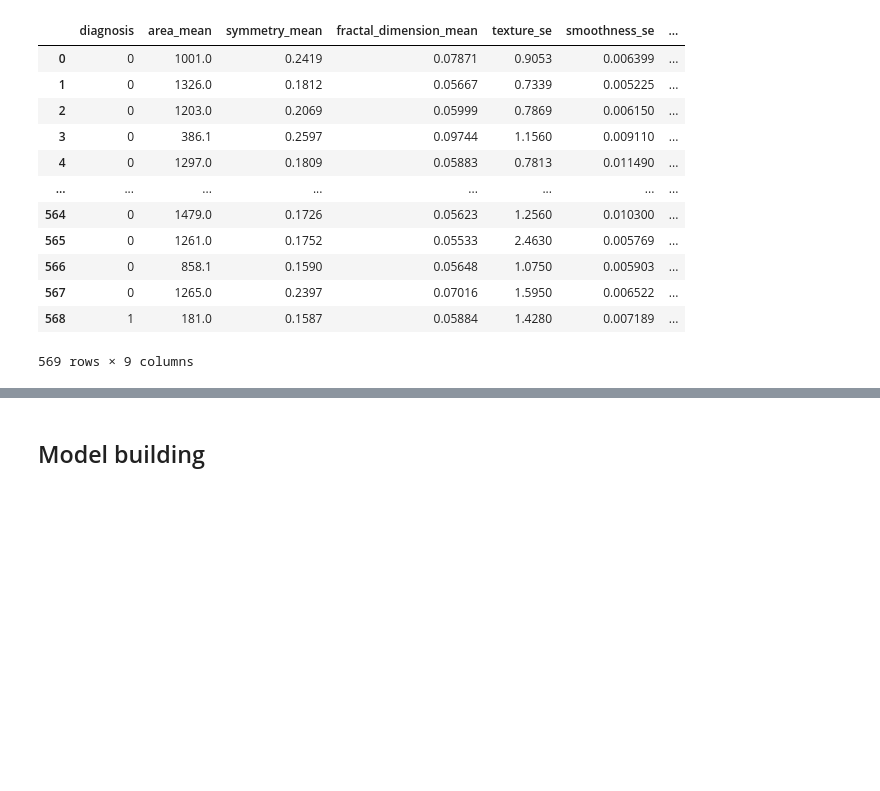
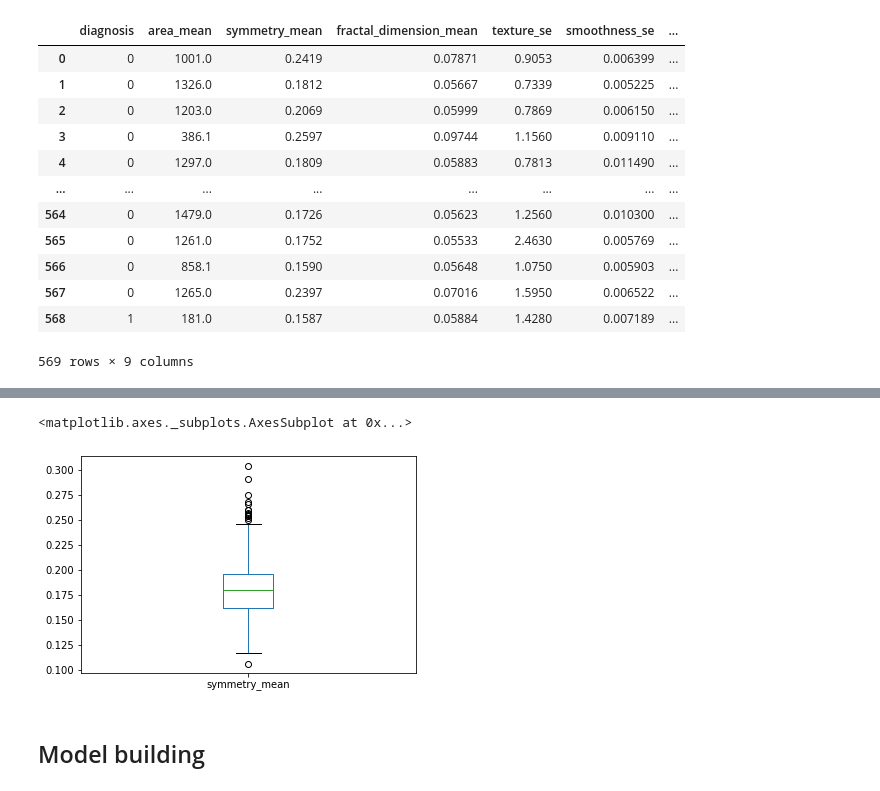
Before and after one commit to skore2610/Analysis-and-model-building-on-Breast-Cancer, a Jupyter notebook: Data Analysis and model building on breast cancer.ipynb, the cells around one changed output, grey strips where cells are left out. Drawn from its saved outputs; the diff is of its cells as text; code cells hidden in the pictures; blank space fills up the shorter version.

```diff
--- a/Data Analysis and model building on breast cancer.ipynb
+++ b/Data Analysis and model building on breast cancer.ipynb
@@ -200,3 +280,8 @@ data
+# %%
+data['symmetry_mean'].plot(kind='box')
+# %% [output]
+<matplotlib.axes._subplots.AxesSubplot at 0x...>
+[figure, added]
 # %% [markdown]
 ## Model building
 # %%
```
Also changed, not shown: parts of 13 cells of this notebook.
